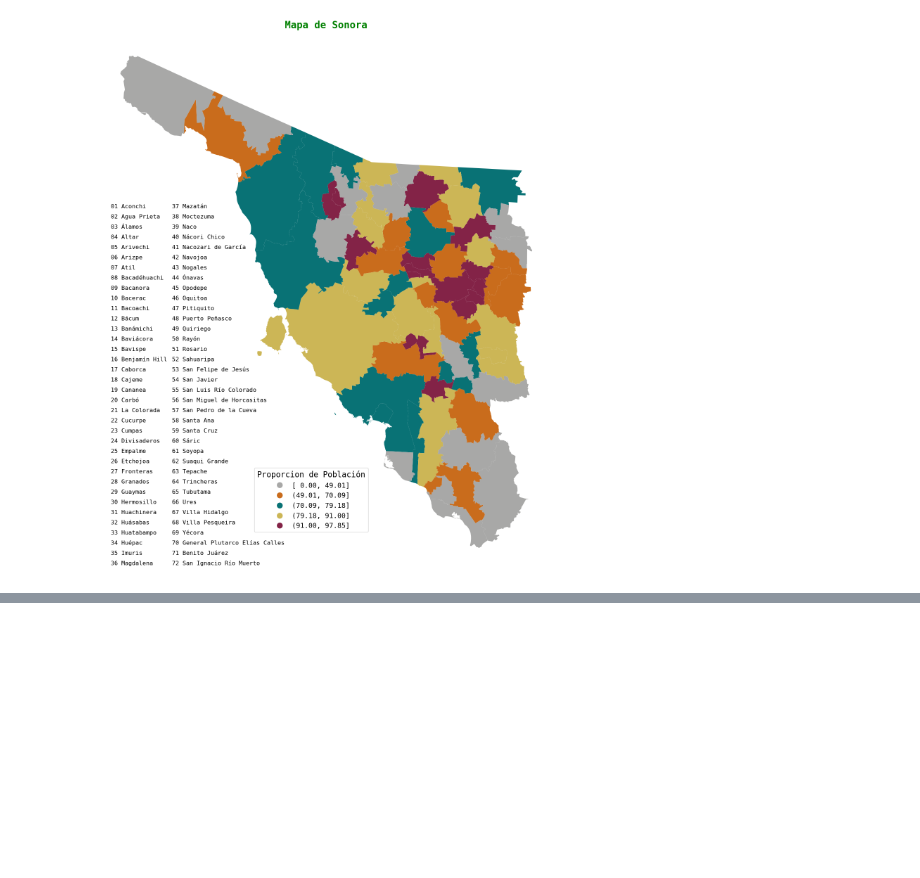
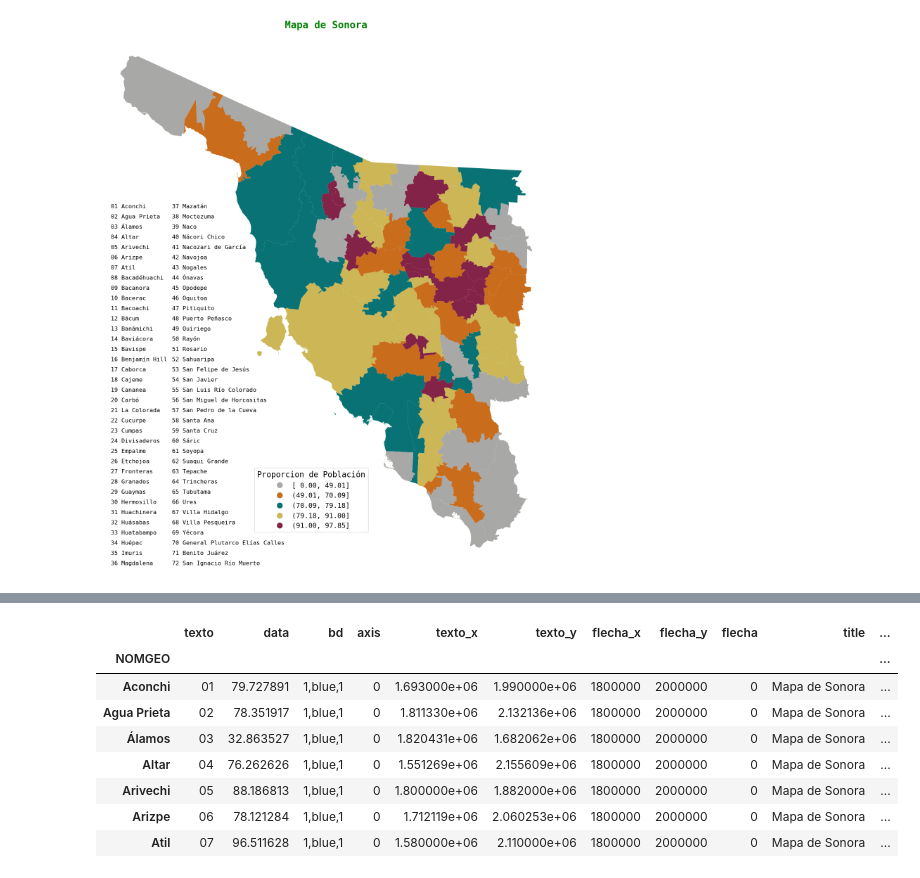
Before and after one commit to Dust1920/mapper, a Jupyter notebook: agua.ipynb, the cells around one changed output, grey strips where cells are left out. Cells and saved outputs as stored; diff of their text form; code cells hidden in the pictures; blank space fills up the shorter version.

```diff
--- a/agua.ipynb
+++ b/agua.ipynb
@@ -183,0 +211,63 @@ axs.set_axis_off()
+# %%
+p = [20, 'black', 'bold', 'Colores Prueba']
+
+def list_to_str(lista):
+    st = ''
+    for s in lista:
+        st += f'{s},' if type(s) == int else f'{s},'
+    return st[:-1]
+g = {
+                        'title': [20, 'black', 'bold', 'Colores Prueba'],
+                        0: [20, '●', 16, 'bold', 'black', 'Aereo'],
+                        1: [20, '●', 16, 'bold', 'black', 'Terrestre'],
+                        2: [20, '●', 16, 'bold', 'black', 'Maritimo'],
+                        3: [20, '●', 16, 'bold', 'black', 'Maritimo_Terrestre'],
+                        4: [20, '●', 16, 'bold', 'black', 'Maritimo_Aereo'],
+                        }
+def dict_to_template(dicc: dict, template, cols, **kwargs):
+    sk_rows = kwargs.get('skip_rows', 1)
+    lk = list(dicc.keys())
+    for k in range(len(dicc.keys())):
+            if type(dicc[lk[k]]) == list:
+                template.iloc[k + sk_rows, cols] = [lk[k], list_to_str(dicc[lk[k]])]
+            else:
+                template.iloc[k + sk_rows, cols] = [lk[k], dicc[lk[k]]]
+
+new_template = pd.DataFrame(index = muns)
+new_template['texto'] = [f'0{i}' if i<10 else f'{i}' for i in range(1,73)]
+new_template['data'] = agua_sonora['1']
+new_template['bd'] = '1,blue,1'
+new_template['axis'] = 0
+new_template['texto_x'] = test['texto_x']
+new_template['texto_y'] = test['texto_y']
+new_template['flecha_x'] = test['flecha_x']
+new_template['flecha_y'] = test['flecha_y']
+new_template['flecha'] = 0
+new_template['title'] = 'Mapa de Sonora'
+new_template['title_conf'] = test['title_conf']
+new_template['legend_order'] = pd.NA
+new_template['legend_color'] = pd.NA
+new_template['legend_text'] = pd.NA
+new_template.loc['Aconchi',['legend_order', 'legend_color', 'legend_text']] = ['quantiles',5, 1]
+new_template['legend_config'] = list_to_str(p)
+s = {0:mgal.isaf_plata,
+                                   1:mgal.isaf_naranja,
+                                   2:mgal.isaf_verde,
+                                   3:mgal.isaf_dorado,
+                                   4:mgal.isaf_guinda}
+
+dict_to_template(s, new_template, [11,12])
+gs = {list(g.keys())[i + 1]: g[list(g.keys())[i + 1]] for i in range(len(g.keys()) - 1)}
+dict_to_template(gs, new_template, [11, 13])
+
+new_template.head(n = 7)
+# %% [output]
+|  | texto | data | bd | axis | texto_x | texto_y | flecha_x | flecha_y | flecha | title | ... |
+| NOMGEO |  |  |  |  |  |  |  |  |  |  | ... |
+| Aconchi | 01 | 79.727891 | 1,blue,1 | 0 | 1.693000e+06 | 1.990000e+06 | 1800000 | 2000000 | 0 | Mapa de Sonora | ... |
+| Agua Prieta | 02 | 78.351917 | 1,blue,1 | 0 | 1.811330e+06 | 2.132136e+06 | 1800000 | 2000000 | 0 | Mapa de Sonora | ... |
+| Álamos | 03 | 32.863527 | 1,blue,1 | 0 | 1.820431e+06 | 1.682062e+06 | 1800000 | 2000000 | 0 | Mapa de Sonora | ... |
+| Altar | 04 | 76.262626 | 1,blue,1 | 0 | 1.551269e+06 | 2.155609e+06 | 1800000 | 2000000 | 0 | Mapa de Sonora | ... |
+| Arivechi | 05 | 88.186813 | 1,blue,1 | 0 | 1.800000e+06 | 1.882000e+06 | 1800000 | 2000000 | 0 | Mapa de Sonora | ... |
+| Arizpe | 06 | 78.121284 | 1,blue,1 | 0 | 1.712119e+06 | 2.060253e+06 | 1800000 | 2000000 | 0 | Mapa de Sonora | ... |
+| Atil | 07 | 96.511628 | 1,blue,1 | 0 | 1.580000e+06 | 2.110000e+06 | 1800000 | 2000000 | 0 | Mapa de Sonora | ... |
```
Also changed, not shown: parts of 6 cells of this notebook, 2 other files.
